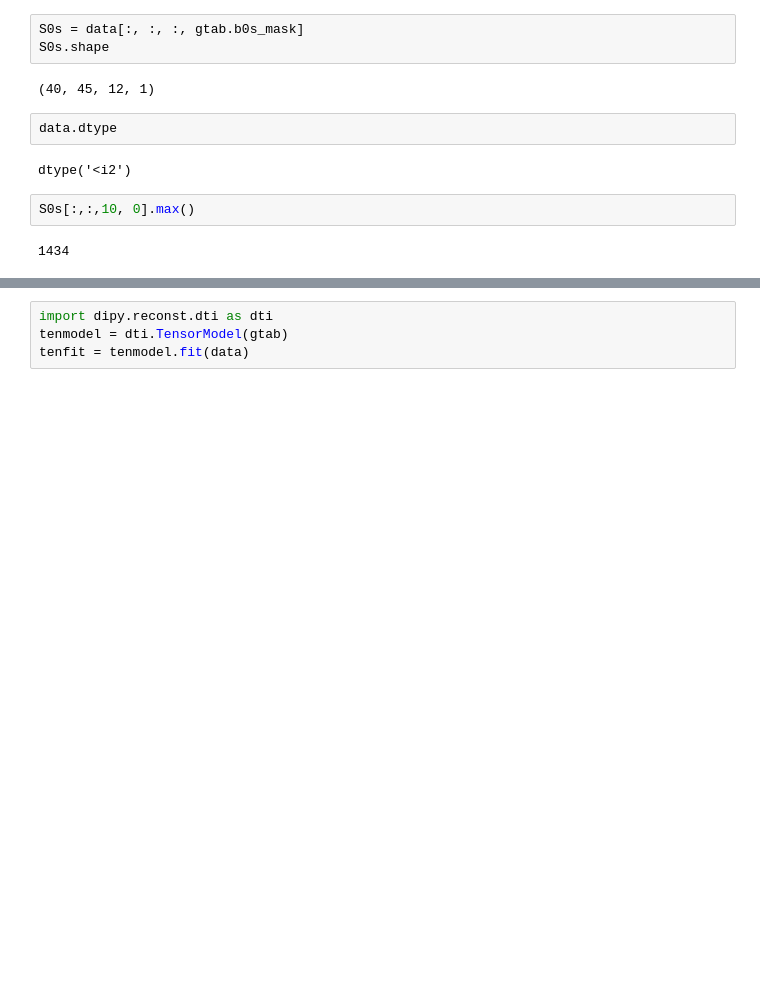
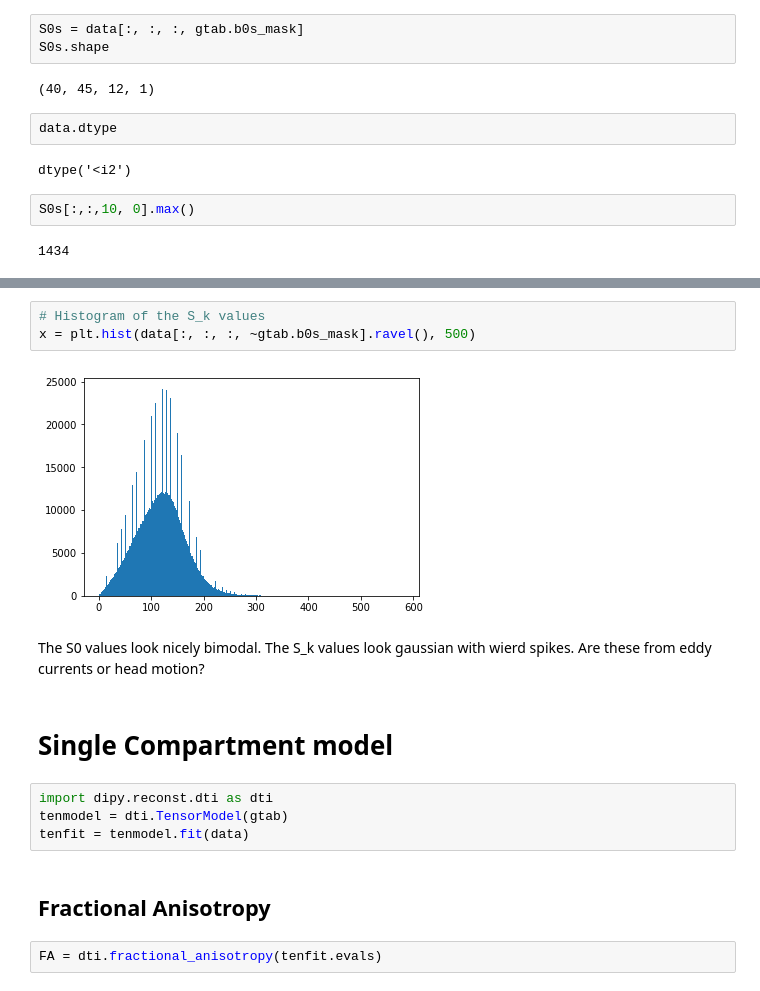
Before and after one commit to sameerd/DiffusionTensorImaging, a Jupyter notebook: notebooks/Free Water.ipynb, the cells around one changed output, grey strips where cells are left out. Saved outputs shown, nothing was run; the diff lists cells and outputs as text; blank space fills up the shorter version.

```diff
--- a/notebooks/Free Water.ipynb
+++ b/notebooks/Free Water.ipynb
@@ -78,4 +89,17 @@ S0s[:,:,10, 0].max()
+# %%
+# Histogram of the S_k values
+x = plt.hist(data[:, :, :, ~gtab.b0s_mask].ravel(), 500)
+# %% [output]
+[figure, added]
+# %% [markdown]
+The S0 values look nicely bimodal. The S_k values look gaussian with wierd spikes. Are these from eddy currents or head motion?
+# %% [markdown]
+# Single Compartment model
 # %%
 import dipy.reconst.dti as dti
 tenmodel = dti.TensorModel(gtab)
 tenfit = tenmodel.fit(data)
+# %% [markdown]
+## Fractional Anisotropy
+# %%
+FA = dti.fractional_anisotropy(tenfit.evals)
```
Also changed, not shown: parts of 27 cells of this notebook, 1 other file.
